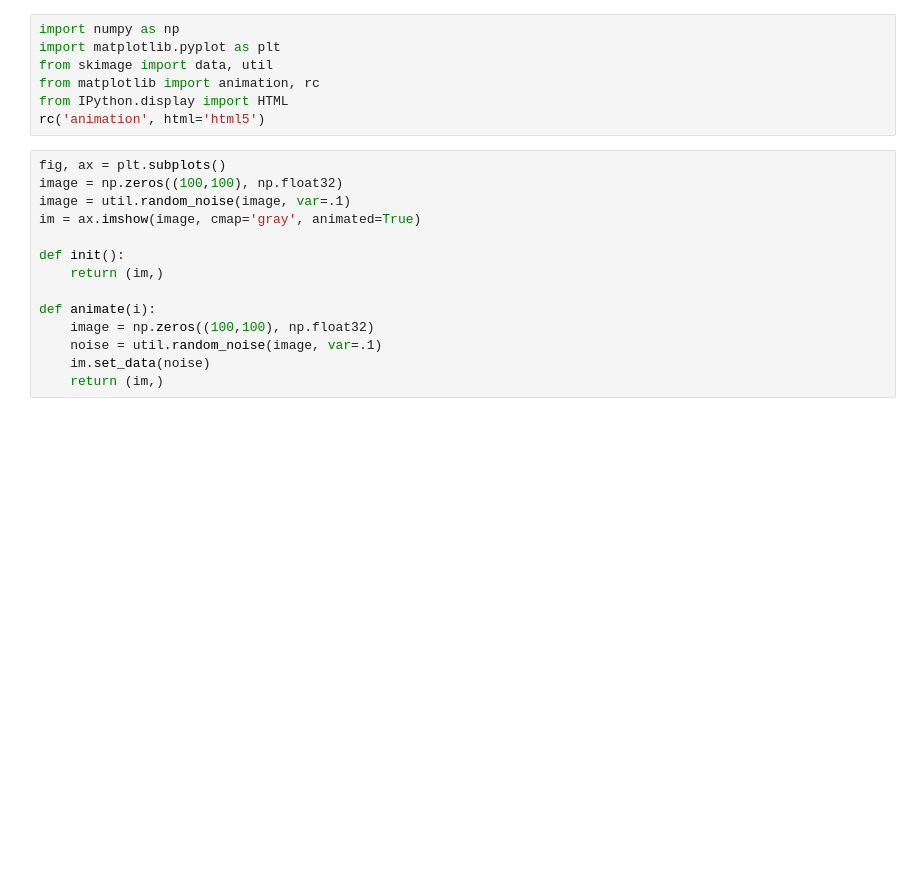
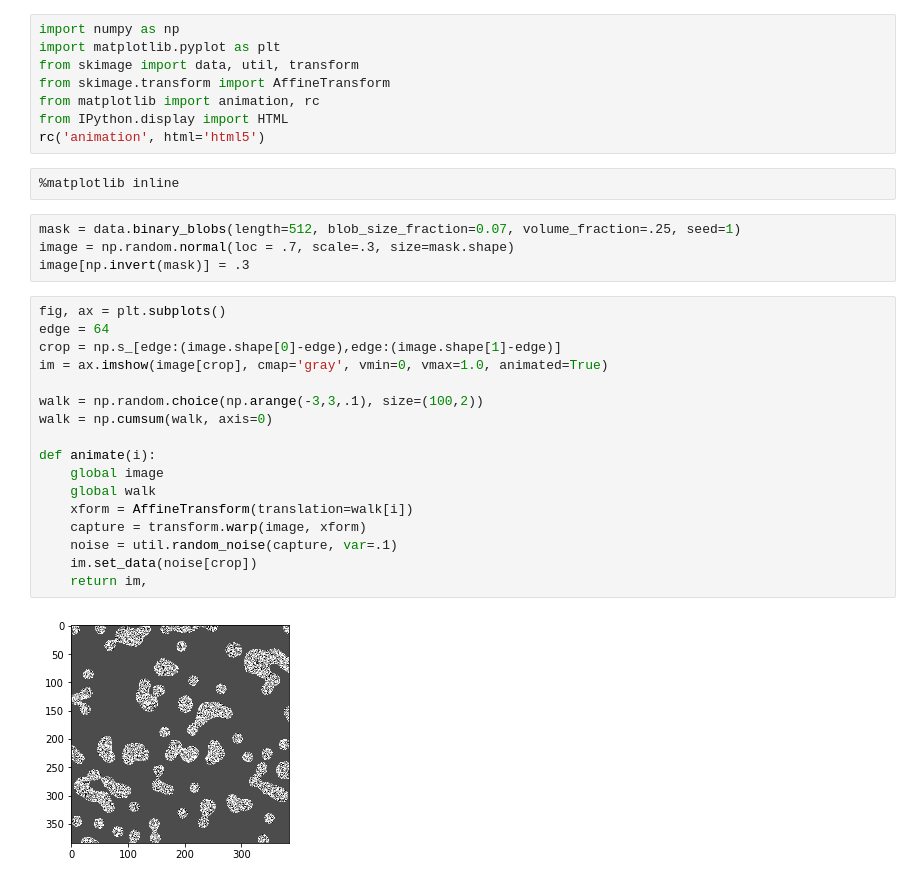
Before and after one commit to 12AT7/allen-interview, a Jupyter notebook: motion.ipynb, the cells around one changed output. Drawn from its saved outputs; the diff is of its cells as text; blank space fills up the shorter version.

Commit message:
Initial attempt at synthetic image model, with noisy blobs, noisy background, and random walk motion distortion

```diff
--- a/motion.ipynb
+++ b/motion.ipynb
@@ -1,22 +1,34 @@
 # %%
 import numpy as np
 import matplotlib.pyplot as plt
-from skimage import data, util
+from skimage import data, util, transform
+from skimage.transform import AffineTransform
 from matplotlib import animation, rc
 from IPython.display import HTML
 rc('animation', html='html5')
-# %%
-fig, ax = plt.subplots()
-image = np.zeros((100,100), np.float32)
-image = util.random_noise(image, var=.1)
-im = ax.imshow(image, cmap='gray', animated=True)
-
-def init():
-    return (im,)
-
-def animate(i):
-    image = np.zeros((100,100), np.float32)
-    noise = util.random_noise(image, var=.1)
-    im.set_data(noise)
-    return (im,)
+# %%
+%matplotlib inline
+# %%
+mask = data.binary_blobs(length=512, blob_size_fraction=0.07, volume_fraction=.25, seed=1)
+image = np.random.normal(loc = .7, scale=.3, size=mask.shape)
+image[np.invert(mask)] = .3
+# %%
+fig, ax = plt.subplots()
+edge = 64
+crop = np.s_[edge:(image.shape[0]-edge),edge:(image.shape[1]-edge)]
+im = ax.imshow(image[crop], cmap='gray', vmin=0, vmax=1.0, animated=True)
+
+walk = np.random.choice(np.arange(-3,3,.1), size=(100,2))
+walk = np.cumsum(walk, axis=0)
+
+def animate(i):
+    global image
+    global walk
+    xform = AffineTransform(translation=walk[i])
+    capture = transform.warp(image, xform)
+    noise = util.random_noise(capture, var=.1)
+    im.set_data(noise[crop])
+    return im,
+# %% [output]
+[figure, added]
 # %%
```
Also changed, not shown: parts of 2 cells of this notebook.
